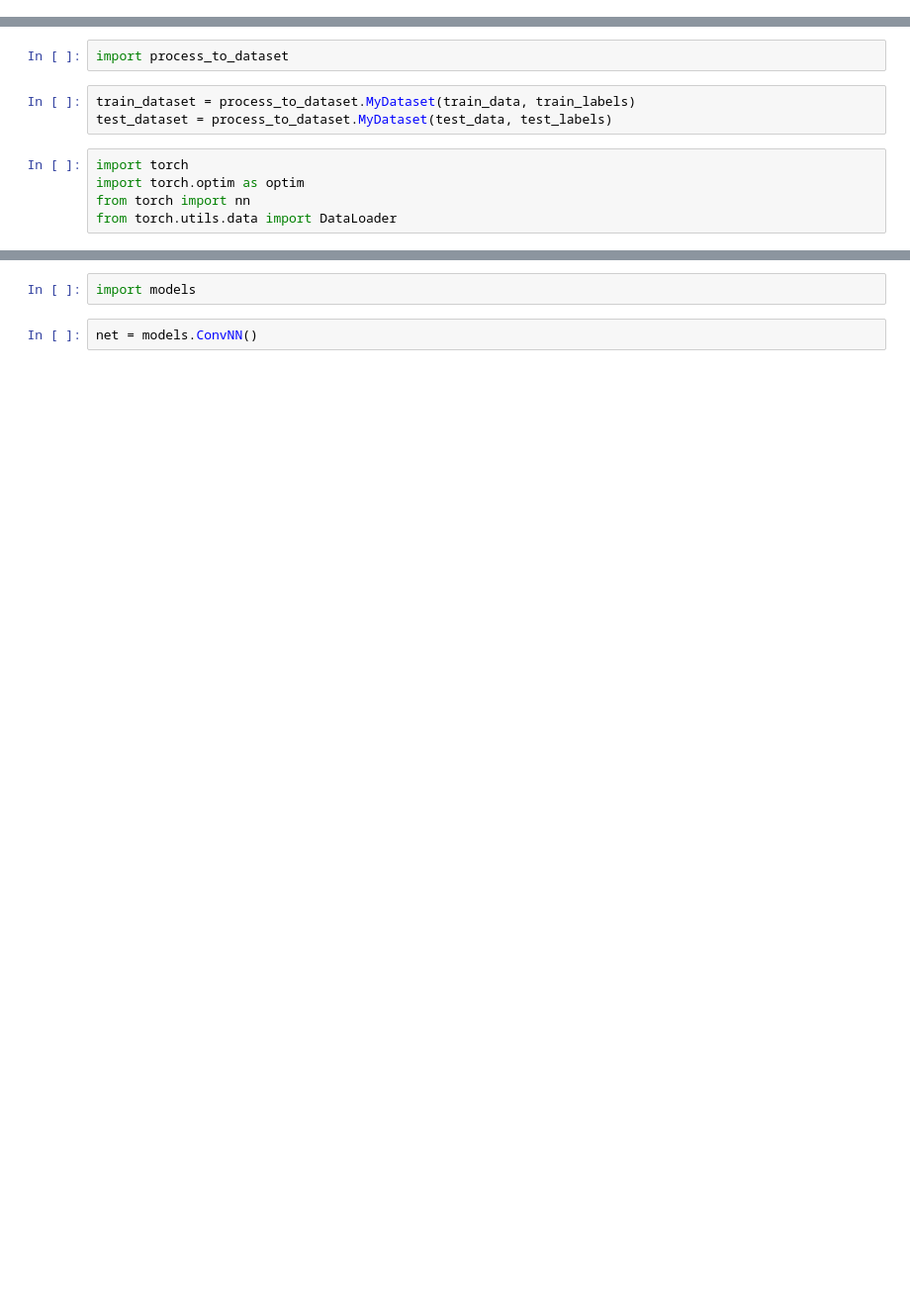
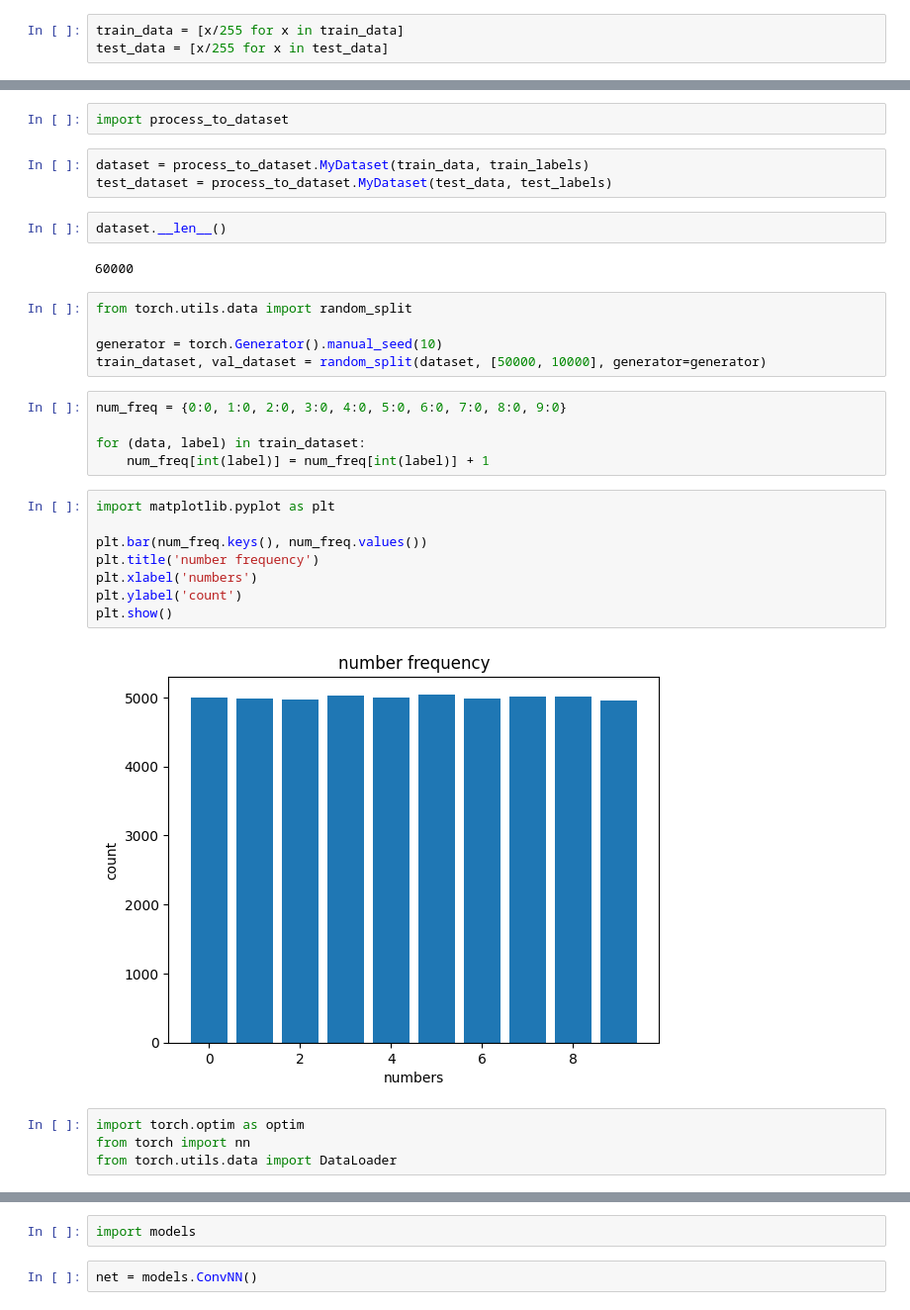
Before and after one commit to suubek/Clothing_Classificaiton_Model, a Jupyter notebook: testing_nb.ipynb, the cells around one changed output, grey strips where cells are left out. Shown: that part at 99% size. Saved outputs shown, nothing was run; the diff lists cells and outputs as text; blank space fills up the shorter version.

```diff
--- a/testing_nb.ipynb
+++ b/testing_nb.ipynb
@@ -45 +47,4 @@ dataloader = Dataloader(file_path, train_filename, test_filename)
+# %%
+train_data = [x/255 for x in train_data]
+test_data = [x/255 for x in test_data]
 # %%
@@ -49,10 +70,33 @@ torch.Size([1, 28, 28])
 # %%
 import process_to_dataset
 # %%
-train_dataset = process_to_dataset.MyDataset(train_data, train_labels)
+dataset = process_to_dataset.MyDataset(train_data, train_labels)
 test_dataset = process_to_dataset.MyDataset(test_data, test_labels)
+# %%
+dataset.__len__()
+# %% [output]
+60000
+# %%
+from torch.utils.data import random_split
+
+generator = torch.Generator().manual_seed(10)
+train_dataset, val_dataset = random_split(dataset, [50000, 10000], generator=generator)
+# %%
+num_freq = {0:0, 1:0, 2:0, 3:0, 4:0, 5:0, 6:0, 7:0, 8:0, 9:0}
+
+for (data, label) in train_dataset:
+    num_freq[int(label)] = num_freq[int(label)] + 1
+# %%
+import matplotlib.pyplot as plt
+
+plt.bar(num_freq.keys(), num_freq.values())
+plt.title('number frequency')
+plt.xlabel('numbers')
+plt.ylabel('count')
+plt.show()
+# %% [output]
+[figure, added]
 # %%
-import torch
 import torch.optim as optim
 from torch import nn
 from torch.utils.data import DataLoader
```
Also changed, not shown: parts of 12 cells of this notebook, 1 other file.
